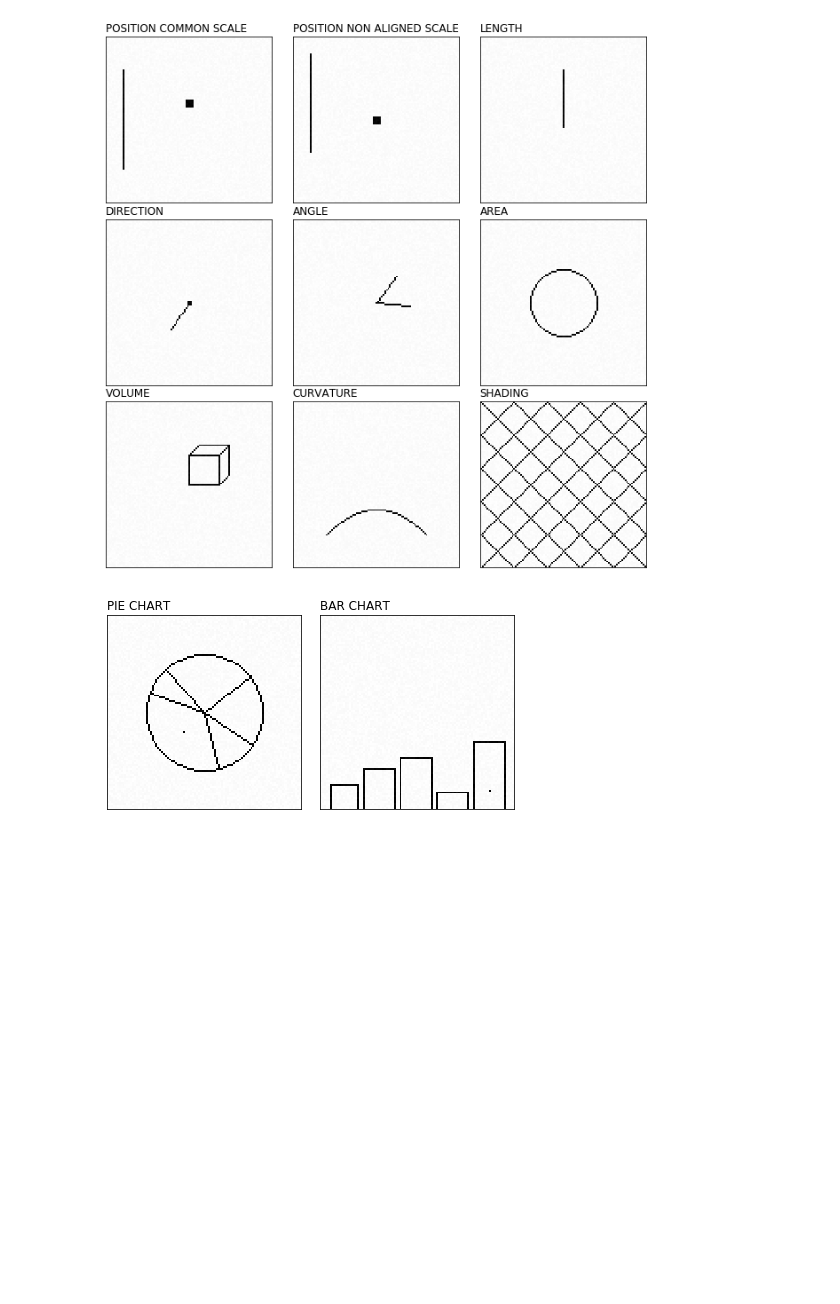
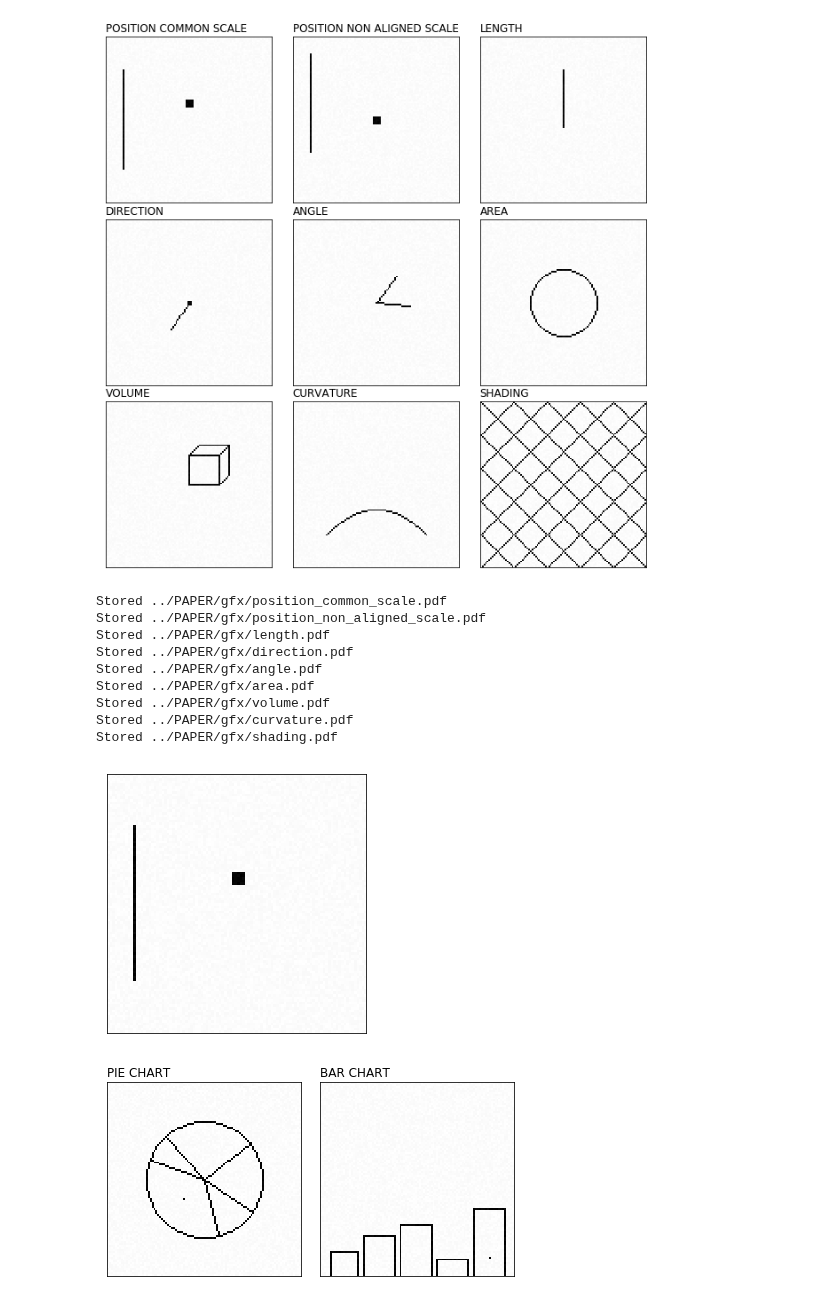
Before and after one commit to Rhoana/perception, a Jupyter notebook: IPY/Paper_Figures.ipynb, the cells around one changed output. Saved outputs shown, nothing was run; the diff lists cells and outputs as text; code cells hidden in the pictures; blank space fills up the shorter version.

Commit message:
Update paper and figures.

```diff
--- a/IPY/Paper_Figures.ipynb
+++ b/IPY/Paper_Figures.ipynb
@@ -77,6 +77,79 @@ for j,e in enumerate(experiments):
 plt.savefig('../PAPER/gfx/figure1_overview.pdf', bbox_inches='tight', pad_inches=0)
 # %% [output]
 [figure]
+# %%
+#
+# create nine figures of elementary perceptual tasks
+#
+
+experiments = ['C.Figure1.position_common_scale', \
+               'C.Figure1.position_non_aligned_scale', \
+               'C.Figure1.length', \
+               'C.Figure1.direction', \
+               'C.Figure1.angle', \
+               'C.Figure1.area', \
+               'C.Figure1.volume', \
+               'C.Figure1.curvature', \
+               'C.Figure1.shading']
+
+presets = {
+ 'C.Figure1.position_common_scale': 40, \
+ 'C.Figure1.position_non_aligned_scale': 10, \
+ 'C.Figure1.length': 35, \
+ 'C.Figure1.direction': 215, \
+ 'C.Figure1.angle': 60, \
+ 'C.Figure1.area': 20, \
+ 'C.Figure1.volume': 18, \
+ 'C.Figure1.curvature': 50, \
+ 'C.Figure1.shading': 80
+}
+
+# fig = plt.figure(figsize=(11,11), facecolor='white')
+# gs = gridspec.GridSpec(3, 3, width_ratios=[1,1,1], hspace=.1, wspace=.1)
+
+for j,e in enumerate(experiments):
+
+
+#     fig = plt.subplot(gs[j])
+
+    fig = plt.figure(facecolor='white')
+
+    sparse, image, label, parameters = eval(experiments[j])(preset=presets[e])
+    image = image.astype(np.float32)
+    image += np.random.uniform(0, 0.05,(100,100))
+
+    ax = plt.gca()
+    from matplotlib.ticker import NullFormatter
+    ax.xaxis.set_major_formatter(NullFormatter())
+    ax.xaxis.set_ticks_position('none')
+    ax.yaxis.set_major_formatter(NullFormatter())
+    ax.yaxis.set_ticks_position('none')
+    plt.tight_layout()
+
+    ax.set_xticklabels('')
+    ax.set_yticklabels('')
+    ax.set_xticks(np.arange(-.5, 100, 10), minor=False);
+    ax.set_yticks(np.arange(-.5, 100, 10), minor=False);
+#     ax.grid(which='major', color='gray', linestyle=':', linewidth='0.5')
+    ax.set_axisbelow(True)
+
+#     plt.title(experiments[j].split('.')[-1].replace('_',' ').upper(), loc='left')
+
+    plt.imshow(image, cmap='Greys', interpolation='none')
+    c_file = '../PAPER/gfx/'+e.split('.')[-1]+'.pdf'
+    print 'Stored', c_file
+    plt.savefig(c_file, bbox_inches='tight', pad_inches=0)
+# %% [output]
+Stored ../PAPER/gfx/position_common_scale.pdf
+Stored ../PAPER/gfx/position_non_aligned_scale.pdf
+Stored ../PAPER/gfx/length.pdf
+Stored ../PAPER/gfx/direction.pdf
+Stored ../PAPER/gfx/angle.pdf
+Stored ../PAPER/gfx/area.pdf
+Stored ../PAPER/gfx/volume.pdf
+Stored ../PAPER/gfx/curvature.pdf
+Stored ../PAPER/gfx/shading.pdf
+[figure, added]
 # %%
 #
 # position angle
```
Also changed, not shown: 45 other files.
